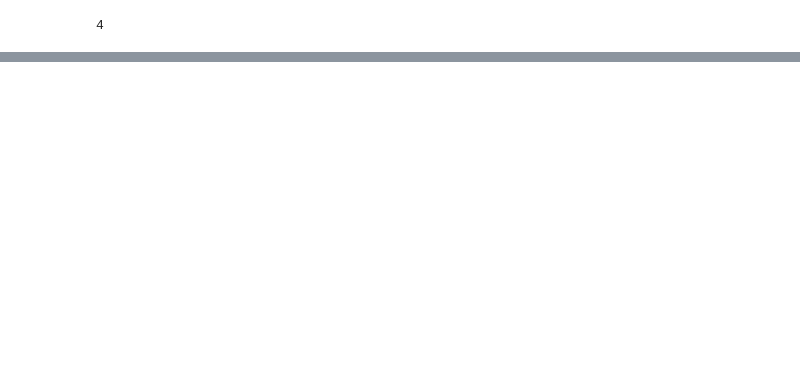
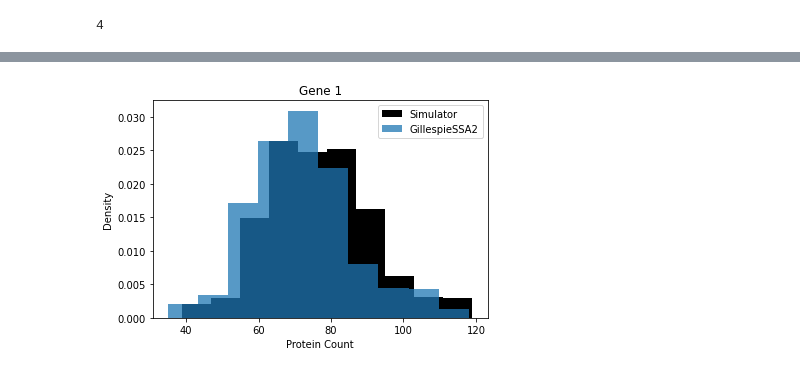
Before and after one commit to Tarun-Mahajan/scnnoise, a Jupyter notebook: doc/Trajectory Inference.ipynb, the cells around one changed output, grey strips where cells are left out. Drawn from its saved outputs; the diff is of its cells as text; code cells hidden in the pictures; blank space fills up the shorter version.

Commit message:
additional testing and figure generation for presentation

```diff
--- a/doc/Trajectory Inference.ipynb
+++ b/doc/Trajectory Inference.ipynb
@@ -166,0 +170,2 @@ simulator.simulate()
+# %%
+df = pd.read_csv('save_test.csv', header = None)
@@ -166,0 +176,13 @@ simulator.simulate()
+# %%
+time = np.cumsum(df[df.columns[0]]).values
+mol = df[df.columns[1:-1]].values
+# %%
+plt.hist(mol.T[3][1000:], density = True, color = 'k')
+plt.hist(df3.values.T[2][1000:], alpha = .75, density = True)
+plt.ylabel('Density')
+plt.xlabel('Protein Count')
+plt.title('Gene 1')
+plt.legend(['Simulator', 'GillespieSSA2'])
+plt.savefig('comparSim1.pdf')
+# %% [output]
+[figure, added]
```
Also changed, not shown: parts of 36 cells of this notebook.
